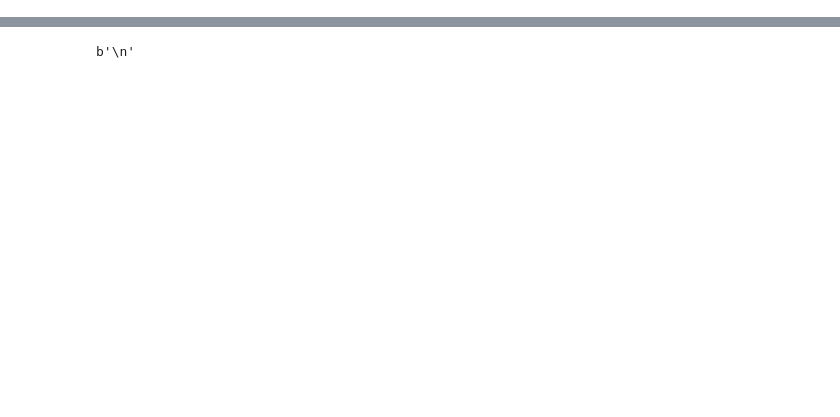
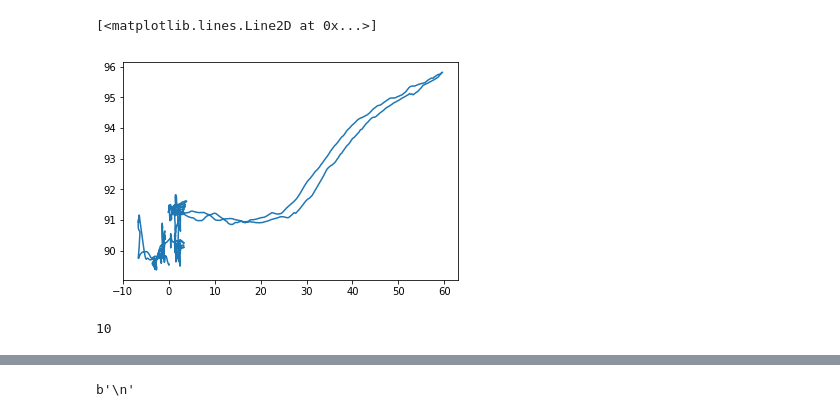
Before and after one commit to goatchurchprime/jupyter_micropython_developer_notebooks, a Jupyter notebook: basicsockets/pc_connecting_to_serial.ipynb, the cells around one changed output, grey strips where cells are left out. Saved outputs shown, nothing was run; the diff lists cells and outputs as text; code cells hidden in the pictures; blank space fills up the shorter version.

```diff
--- a/basicsockets/pc_connecting_to_serial.ipynb
+++ b/basicsockets/pc_connecting_to_serial.ipynb
@@ -0,0 +26,23 @@
+# %%
+import math
+earthrad = 6378137
+nyfac = 2*math.pi*earthrad/360
+lng0, lat0 = f[["longitude(deg)", "latitude(deg)"]].iloc[0]
+exfac = nyfac*math.cos(math.radians(lat0))
+f["x"] = (f["longitude(deg)"] - lng0)*exfac
+f["y"] = (f["latitude(deg)"] - lat0)*nyfac
+f["z"] = f["height(m)"]
+# %%
+plt.plot(f.x, f.z)
+# %% [output]
+[<matplotlib.lines.Line2D at 0x...>]
+[figure, added]
+# %%
+import ipywidgets as widgets
+from ipywidgets import interact, interactive, fixed, interact_manual
+r = (t1-t0)/pandas.to_timedelta("1s")
+@interact(d0=r, d1=r)
+def k(d0, d1):
+    print(d0, d1)
+# %% [output]
+10
```
Also changed, not shown: parts of 10 cells of this notebook, 4 other files.
